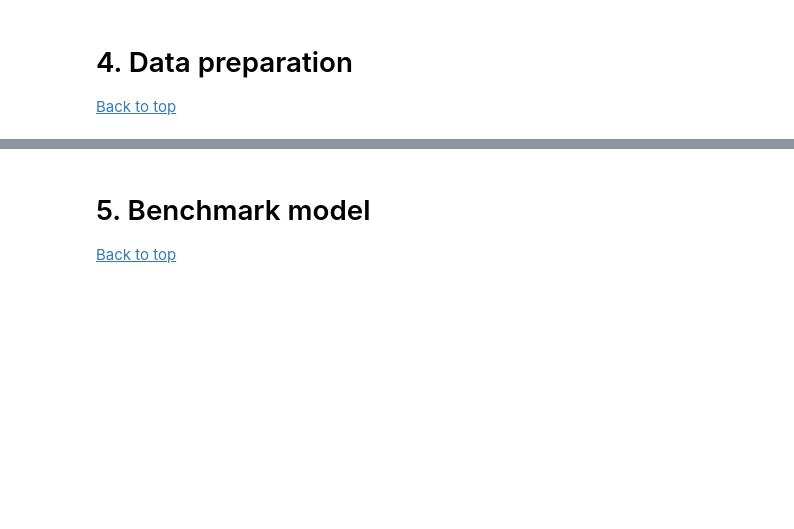
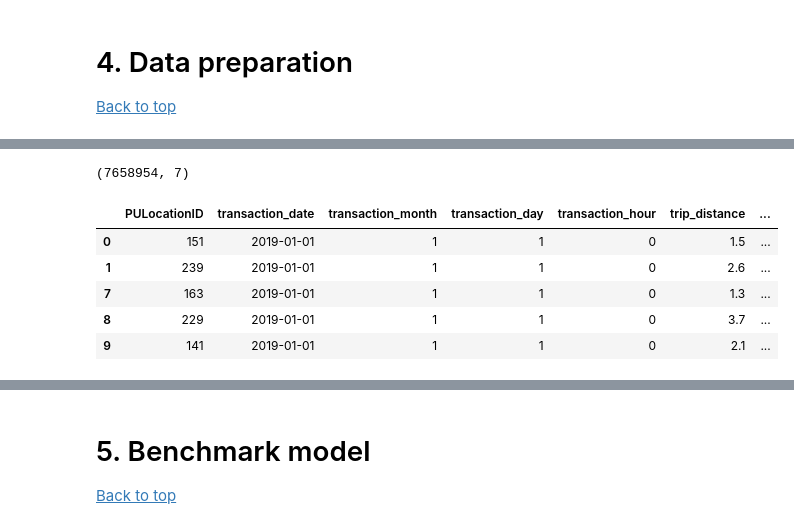
Before and after one commit to mcarhuasn/MasterDS-NewYorkTaxiAnalysis, a Jupyter notebook: Presentable notebook.ipynb, the cells around one changed output, grey strips where cells are left out. Drawn from its saved outputs; the diff is of its cells as text; code cells hidden in the pictures; blank space fills up the shorter version.

```diff
--- a/Presentable notebook.ipynb
+++ b/Presentable notebook.ipynb
@@ -230,0 +325,12 @@ dtype: int64
+# %%
+main_taxi_df = taxi_data_prepared[all_needed_columns]
+print(main_taxi_df.shape)
+main_taxi_df.head()
+# %% [output]
+(7658954, 7)
+|  | PULocationID | transaction_date | transaction_month | transaction_day | transaction_hour | trip_distance | ... |
+| 0 | 151 | 2019-01-01 | 1 | 1 | 0 | 1.5 | ... |
+| 1 | 239 | 2019-01-01 | 1 | 1 | 0 | 2.6 | ... |
+| 7 | 163 | 2019-01-01 | 1 | 1 | 0 | 1.3 | ... |
+| 8 | 229 | 2019-01-01 | 1 | 1 | 0 | 3.7 | ... |
+| 9 | 141 | 2019-01-01 | 1 | 1 | 0 | 2.1 | ... |
```
Also changed, not shown: parts of 21 cells of this notebook.
